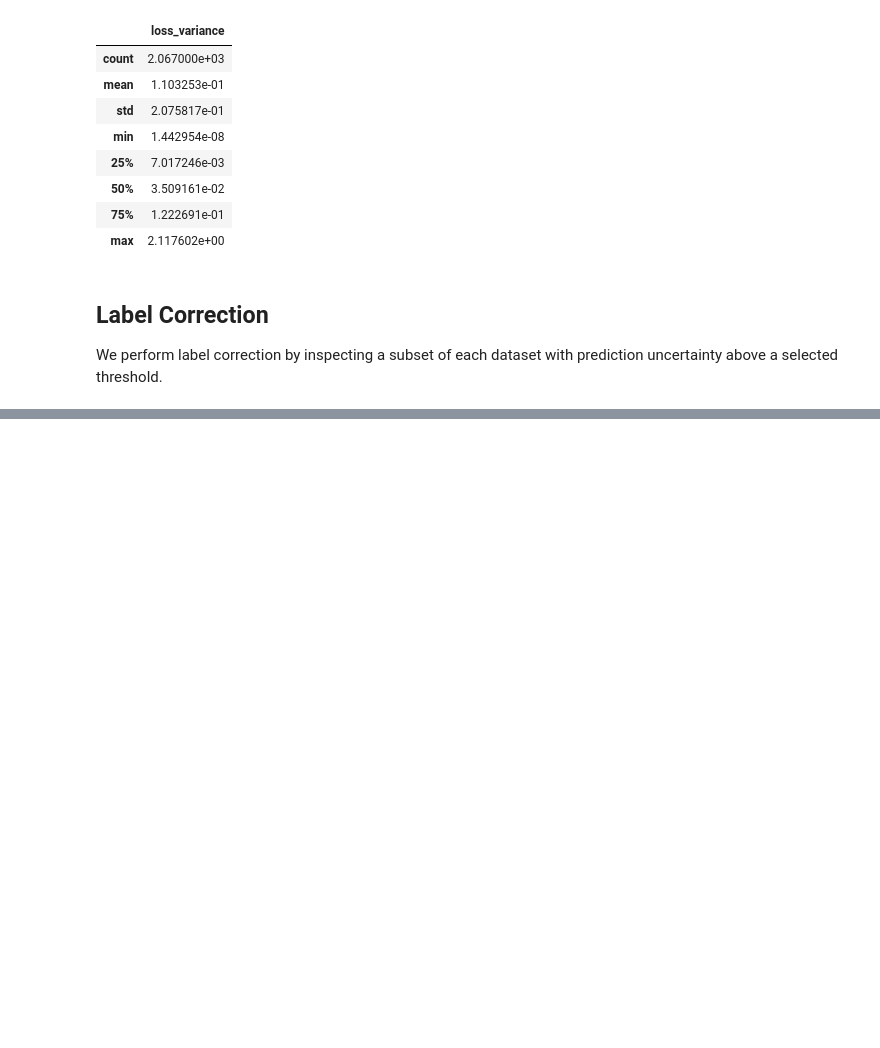
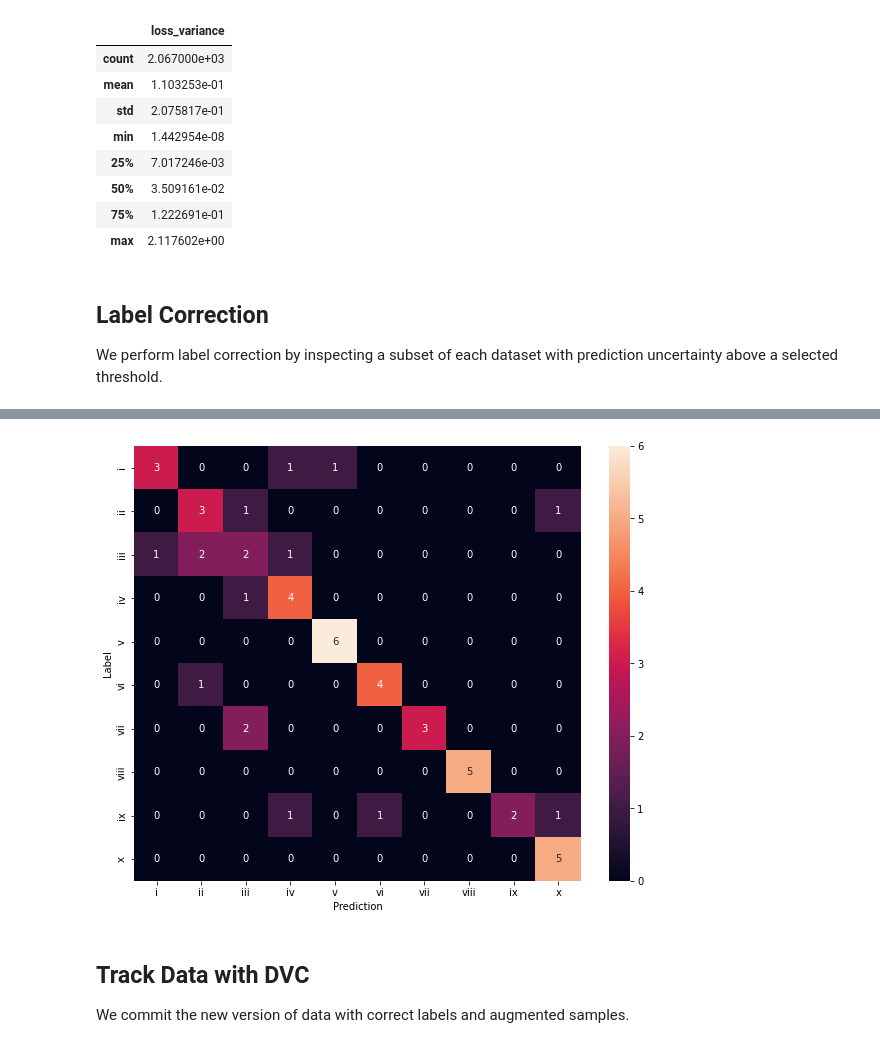
Before and after one commit to Alikerin/Introduction-to-Data-Centric-AI, a Jupyter notebook: Introduction_to_Data_Centric_AI.ipynb, the cells around one changed output, grey strips where cells are left out. Cells and saved outputs as stored; diff of their text form; code cells hidden in the pictures; blank space fills up the shorter version.

```diff
--- a/Introduction_to_Data_Centric_AI.ipynb
+++ b/Introduction_to_Data_Centric_AI.ipynb
@@ -1294,0 +1495,5 @@ var_slider.value[0]
+# %%
+test_acc, test_cm = evaluate_model(model, test)
+print(f"Test Accuracy: {test_acc}")
+show_confusion_matrix(test_cm, labels)
+# %% [output]
@@ -1294,0 +1502,4 @@ var_slider.value[0]
+[figure, added]
+# %% [markdown]
+## Track Data with DVC
+We commit the new version of data with correct labels and augmented samples.
```
Also changed, not shown: parts of 32 cells of this notebook.
